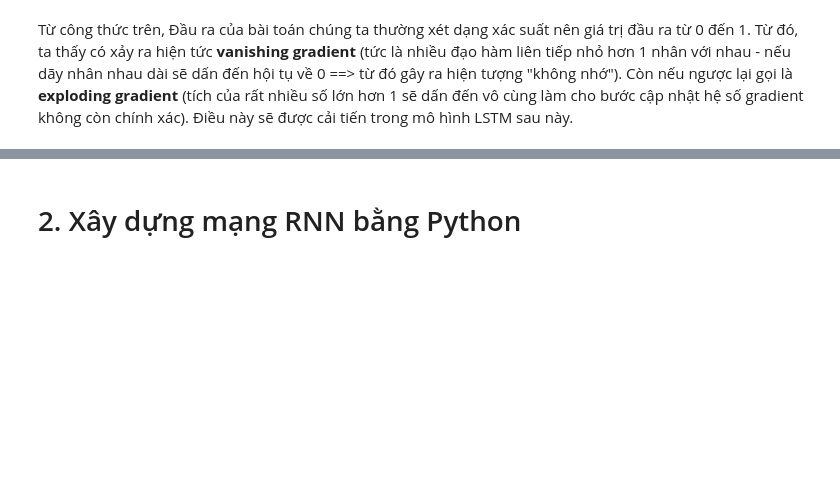
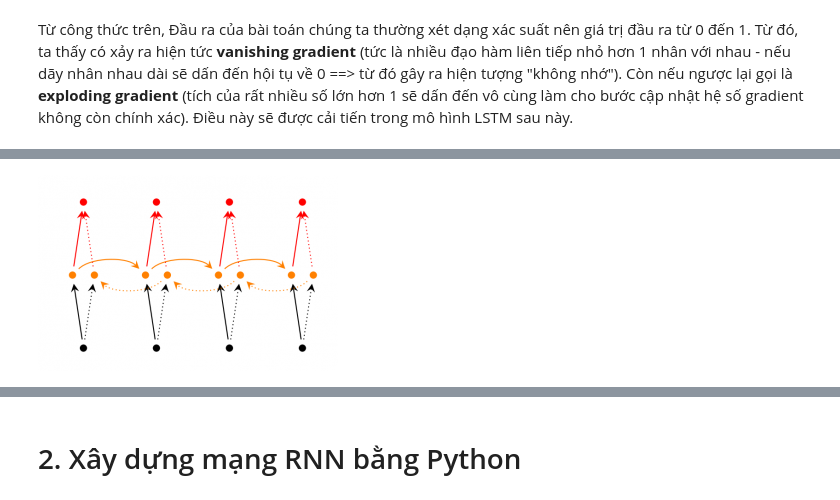
Before and after one commit to nducthang/NCKH_2020, a Jupyter notebook: Chapter08 - Loopy (recurrrent) neural networks (RNNs)/16. RNN.ipynb, the cells around one changed output, grey strips where cells are left out. Cells and saved outputs as stored; diff of their text form; code cells hidden in the pictures; blank space fills up the shorter version.

Commit message:
fix image gif

```diff
--- a/Chapter08 - Loopy (recurrrent) neural networks (RNNs)/16. RNN.ipynb
+++ b/Chapter08 - Loopy (recurrrent) neural networks (RNNs)/16. RNN.ipynb
@@ -71,0 +79,4 @@ Từ công thức trên, Đầu ra của bài toán chúng ta thường xét d
+# %%
+display(Image(filename='./images/bidirectional-rnn-300x196.png'))
+# %% [output]
+[figure, added]
```
Also changed, not shown: parts of 37 cells of this notebook, 2 other files.
